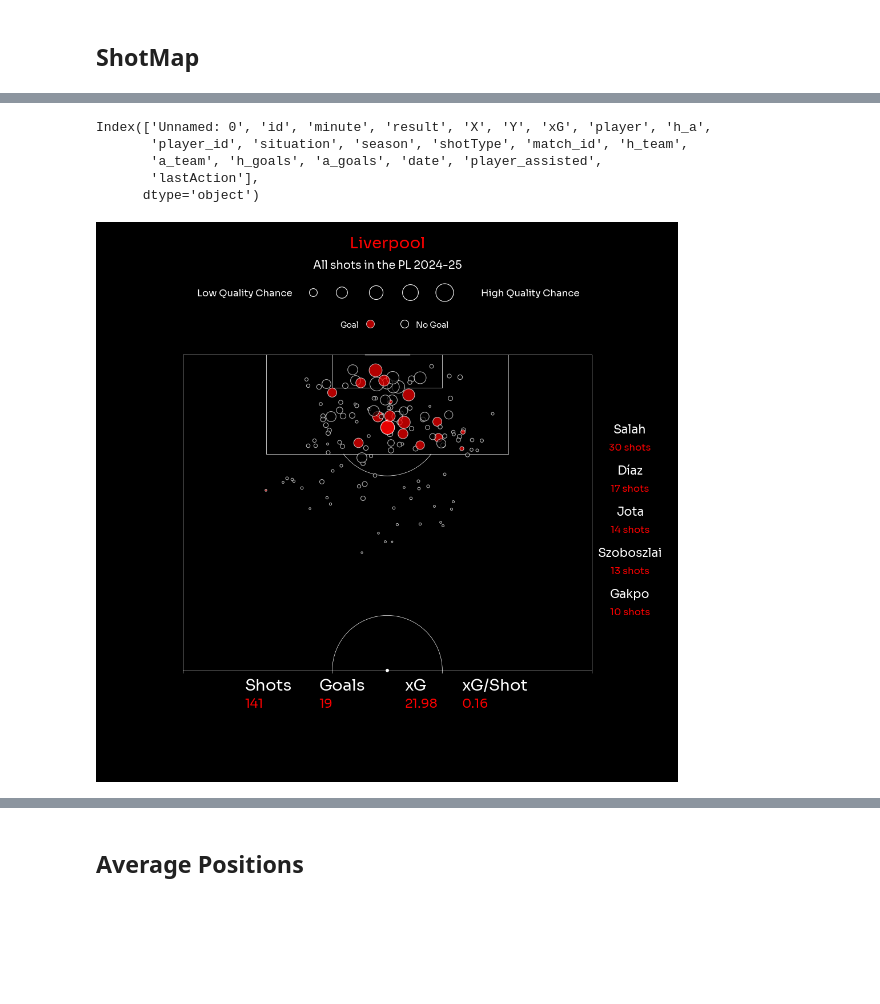
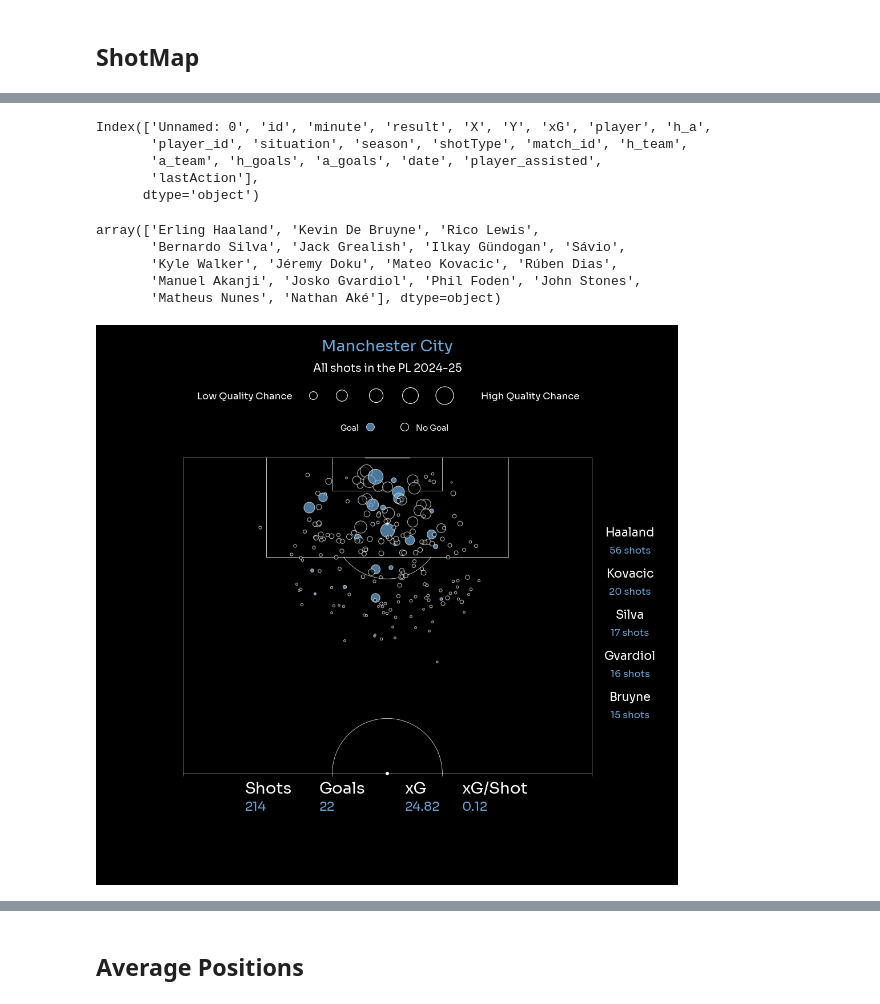
Before and after one commit to ishdeep-10/IndianCitizen, a Jupyter notebook: ScorePredict/notebooks/SeasonAnalysis.ipynb, the cells around one changed output, grey strips where cells are left out. Saved outputs shown, nothing was run; the diff lists cells and outputs as text; code cells hidden in the pictures; blank space fills up the shorter version.

```diff
--- a/ScorePredict/notebooks/SeasonAnalysis.ipynb
+++ b/ScorePredict/notebooks/SeasonAnalysis.ipynb
@@ -443,8 +411,0 @@ array(['MissedShots', 'SavedShot', 'BlockedShot', 'Goal', 'ShotOnPost',
-# %%
-df.columns
-# %% [output]
-Index(['Unnamed: 0', 'id', 'minute', 'result', 'X', 'Y', 'xG', 'player', 'h_a',
-       'player_id', 'situation', 'season', 'shotType', 'match_id', 'h_team',
-       'a_team', 'h_goals', 'a_goals', 'date', 'player_assisted',
-       'lastAction'],
-      dtype='object')
@@ -457,0 +412,8 @@ top_5_shooters_df.columns = ['player', 'number_of_shots']
+# %%
+df_shots.columns
+# %% [output]
+Index(['Unnamed: 0', 'id', 'minute', 'result', 'X', 'Y', 'xG', 'player', 'h_a',
+       'player_id', 'situation', 'season', 'shotType', 'match_id', 'h_team',
+       'a_team', 'h_goals', 'a_goals', 'date', 'player_assisted',
+       'lastAction'],
+      dtype='object')
@@ -458,7 +425,15 @@ top_5_shooters_df.columns = ['player', 'number_of_shots']
+# %%
+team_df['player'].unique()
+# %% [output]
+array(['Erling Haaland', 'Kevin De Bruyne', 'Rico Lewis',
+       'Bernardo Silva', 'Jack Grealish', 'Ilkay Gündogan', 'Sávio',
+       'Kyle Walker', 'Jéremy Doku', 'Mateo Kovacic', 'Rúben Dias',
+       'Manuel Akanji', 'Josko Gvardiol', 'Phil Foden', 'John Stones',
+       'Matheus Nunes', 'Nathan Aké'], dtype=object)
 # %%
-team = 'Liverpool'
+team = 'Manchester City'
 league = 'PL'
-teamcolor = 'red'
+teamcolor = '#6CABDD'
 plot_shotmap(df,team,league,teamcolor)
 # %% [output]
-[figure, old version]
+[figure, new version]
```
Also changed, not shown: parts of 10 cells of this notebook, 13 other files.
